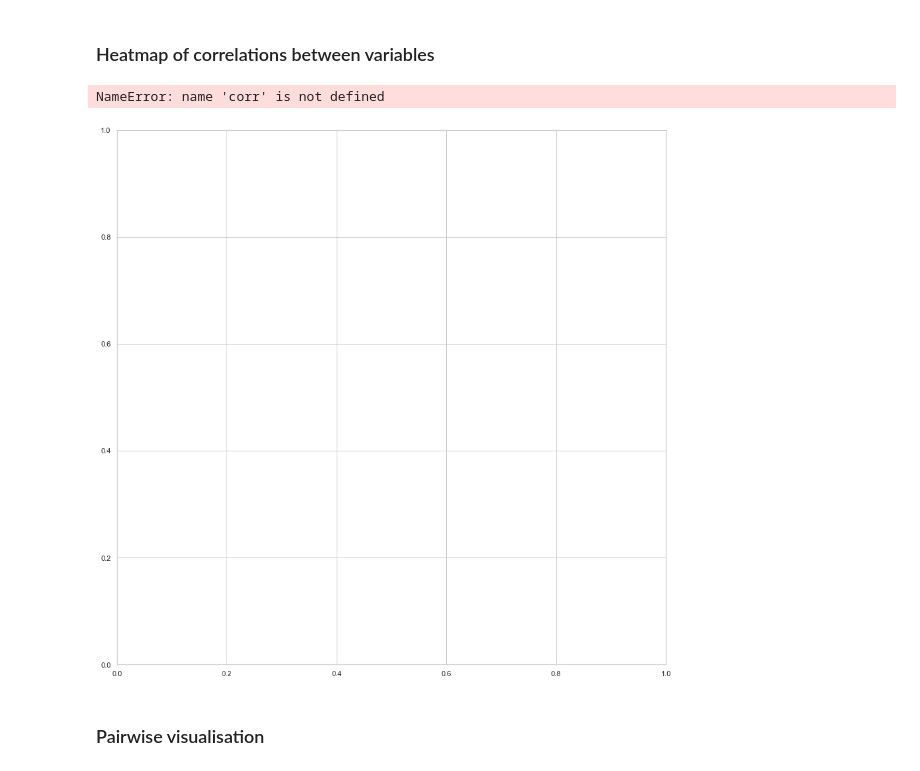
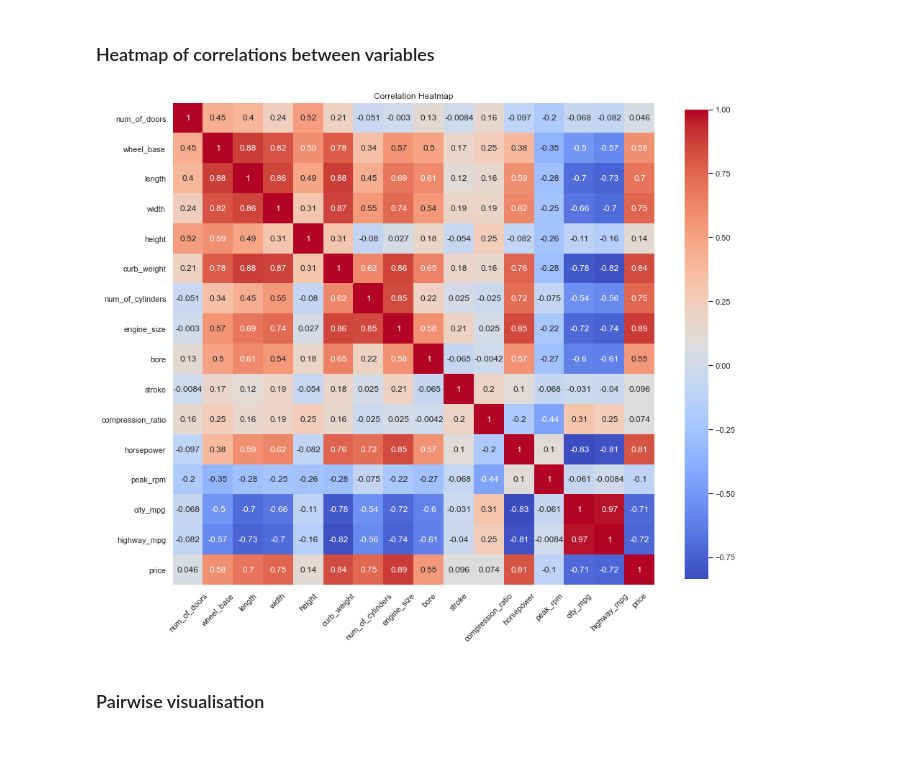
Before and after one commit to mariamgasoyan/dataviz-app, a Jupyter notebook: EDA.ipynb, the cells around one changed output. Cells and saved outputs as stored; diff of their text form; code cells hidden in the pictures.

```diff
--- a/EDA.ipynb
+++ b/EDA.ipynb
@@ -307,16 +307,17 @@ plt.show()
 # %% [markdown]
 ### Heatmap of correlations between variables
 # %%
+corr = data.corr()
+
 fig, ax = plt.subplots(figsize=(15, 15))
 cmap = sns.diverging_palette(240, 10, as_cmap=True)
 sns.heatmap(corr, annot=True, cmap='coolwarm', square=True, cbar_kws={'shrink':0.8})
 
 plt.title("Correlation Heatmap")
 plt.xticks(rotation=45)
 plt.show()
 # %% [output]
-NameError: name 'corr' is not defined
-[figure, old version]
+[figure, new version]
 # %% [markdown]
 ### Pairwise visualisation
 # %%
```
Also changed, not shown: parts of 2 cells of this notebook.
